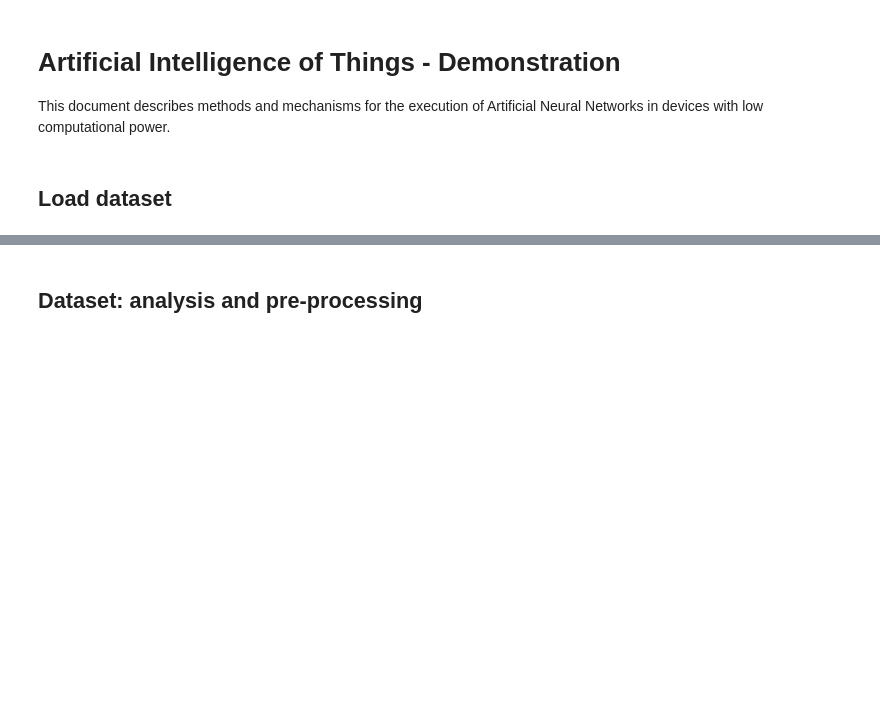
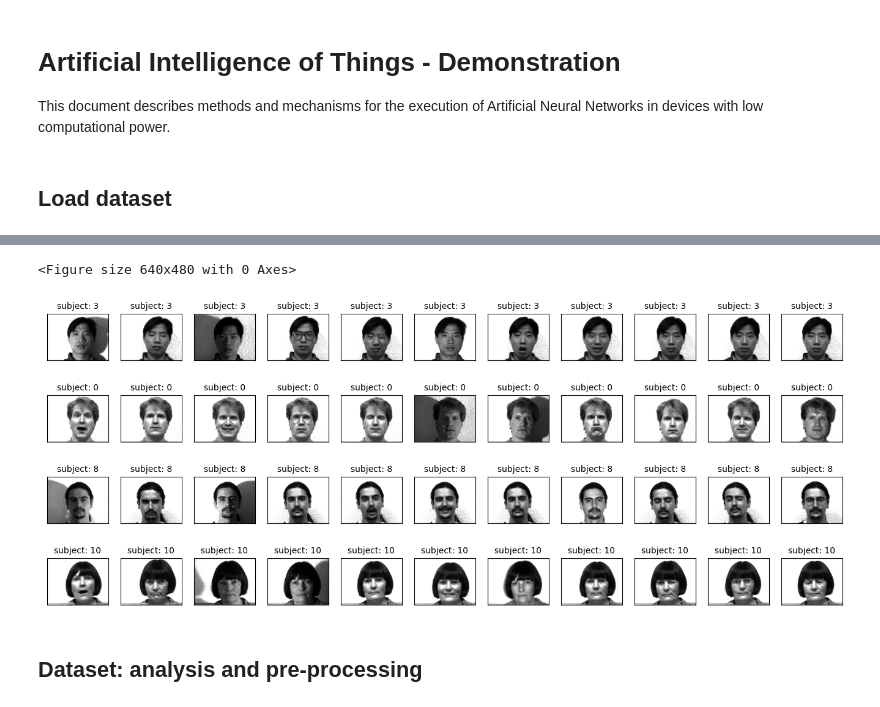
Before and after one commit to jeffcav/aiot, a Jupyter notebook: aiot.ipynb, the cells around one changed output, grey strips where cells are left out. Cells and saved outputs as stored; diff of their text form; code cells hidden in the pictures; blank space fills up the shorter version.

```diff
--- a/aiot.ipynb
+++ b/aiot.ipynb
@@ -17,5 +22,8 @@ f" a total of {X.shape[0]} images of size {yalefaces.SHAPE} ({X[0].shape[0]} pix
 # %%
-# yalefaces.plot_subset(X, y, subjects=[3,0,8,10], num_samples=11)
+yalefaces.plot_subset(X, y, subjects=[3,0,8,10], num_samples=11)
+# %% [output]
+<Figure size 640x480 with 0 Axes>
+[figure, added]
 # %% [markdown]
 ## Dataset: analysis and pre-processing
 # %% [markdown]
```
Also changed, not shown: parts of 23 cells of this notebook, 4 other files.
